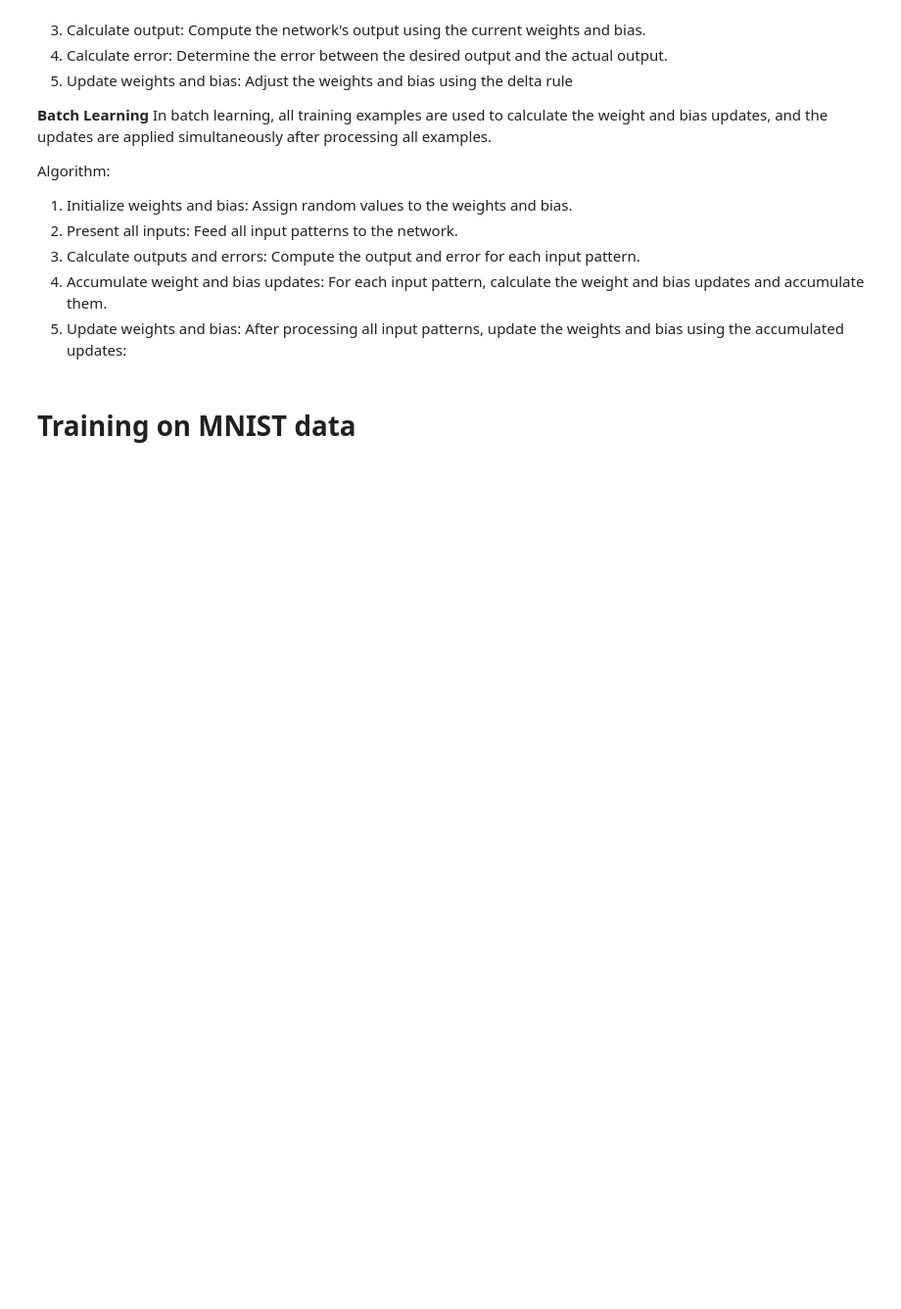
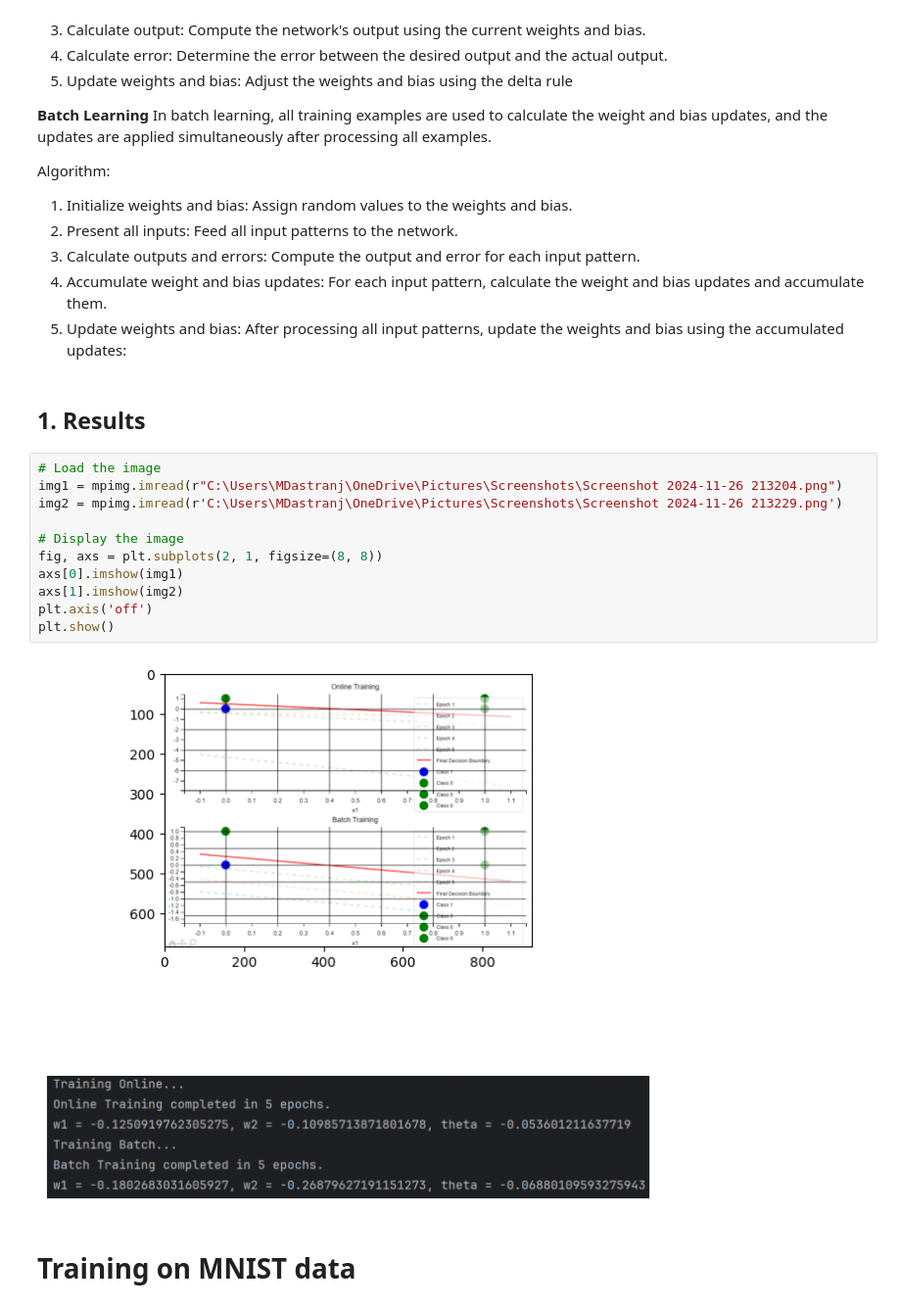
Before and after one commit to MahtabDastranj/Computational-Intelligance, a Jupyter notebook: Neural-Network/explanation.ipynb, the cells around one changed output. Shown at 98% size. Cells and saved outputs as stored; diff of their text form; blank space fills up the shorter version.

```diff
--- a/Neural-Network/explanation.ipynb
+++ b/Neural-Network/explanation.ipynb
@@ -35,6 +38,21 @@ Algorithm:
 3. Calculate outputs and errors: Compute the output and error for each input pattern.
 4. Accumulate weight and bias updates: For each input pattern, calculate the weight and bias updates and accumulate them.
 5. Update weights and bias: After processing all input patterns, update the weights and bias using the accumulated updates:
+# %% [markdown]
+## 1. Results
+# %%
+# Load the image
+img1 = mpimg.imread(r"C:\Users\MDastranj\OneDrive\Pictures\Screenshots\Screenshot 2024-11-26 213204.png")
+img2 = mpimg.imread(r'C:\Users\MDastranj\OneDrive\Pictures\Screenshots\Screenshot 2024-11-26 213229.png')
+
+# Display the image
+fig, axs = plt.subplots(2, 1, figsize=(8, 8))
+axs[0].imshow(img1)
+axs[1].imshow(img2)
+plt.axis('off')
+plt.show()
+# %% [output]
+[figure, added]
 # %% [markdown]
 # Training on MNIST data
 # %% [markdown]
```
Also changed, not shown: parts of 2 cells of this notebook.
